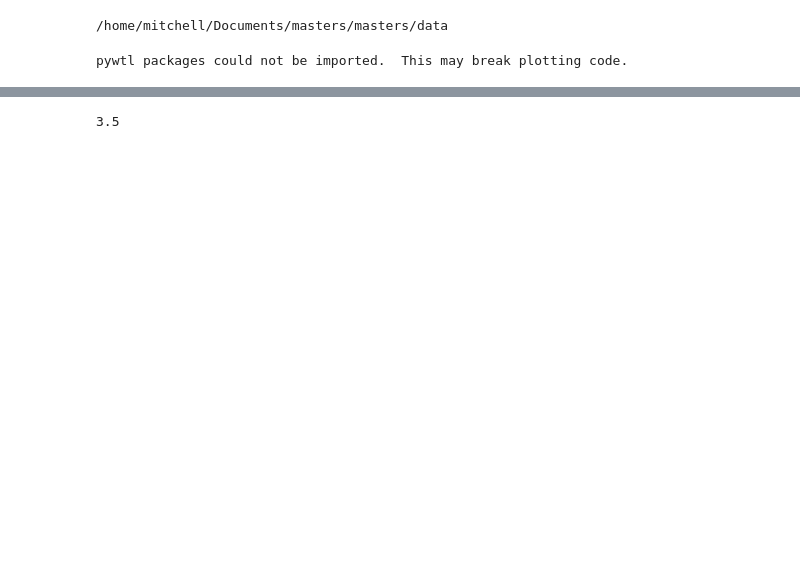
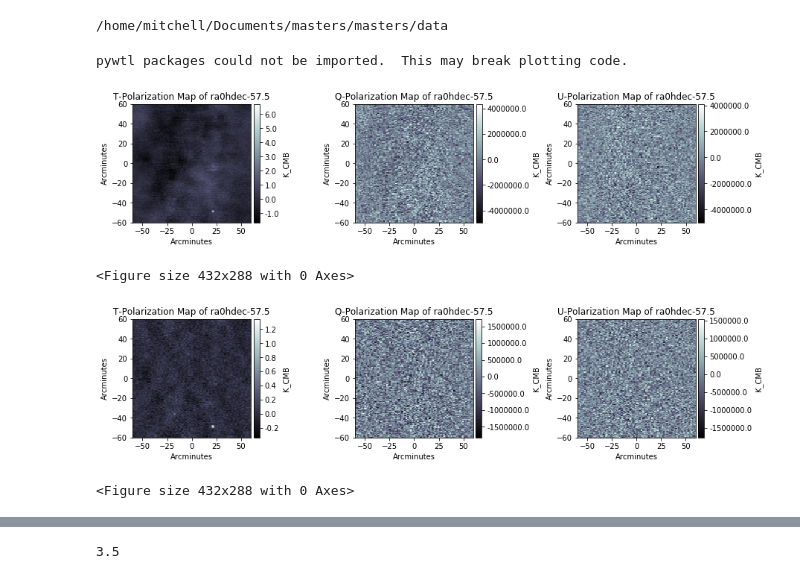
Before and after one commit to mdezylva/masters, a Jupyter notebook: Notebooks/spt_analysis_py27.ipynb, the cells around one changed output, grey strips where cells are left out. Cells and saved outputs as stored; diff of their text form; code cells hidden in the pictures; blank space fills up the shorter version.

```diff
--- a/Notebooks/spt_analysis_py27.ipynb
+++ b/Notebooks/spt_analysis_py27.ipynb
@@ -30,5 +31,5 @@ pywtl packages could not be imported.  This may break plotting code.
 import sptpol_software as sps
 import sptpol_software.observation.sky
 # %%
-map_150ghz = sps.observation.sky.Map.readFromHDF5("ra0hdec-57.5_ra0hdec-57p5_20140706_073929_150ghz.h5")
-map_90ghz = sps.observation.sky.Map.readFromHDF5("ra0hdec-57.5_ra0hdec-57p5_20140706_073929_090ghz.h5")
+map_150ghz = sps.observation.sky.Map.readFromHDF5("ra0dec-57p5_sum100Weighted_150ghz.h5")
+map_90ghz = sps.observation.sky.Map.readFromHDF5("ra0dec-57p5_sum100Weighted_090ghz.h5")
@@ -37,0 +36,8 @@ map_90ghz = sps.observation.sky.Map.readFromHDF5("ra0hdec-57.5_ra0hdec-57p5_2014
+# %%
+map_150ghz.getSubmap([2,2], center_offset=[0,0], units='degree').drawImage()
+map_90ghz.getSubmap([2,2], center_offset=[0,0], units='degree').drawImage()
+# %% [output]
+[figure, added]
+<Figure size 432x288 with 0 Axes>
+[figure, added]
+<Figure size 432x288 with 0 Axes>
```
Also changed, not shown: parts of 9 cells of this notebook.
